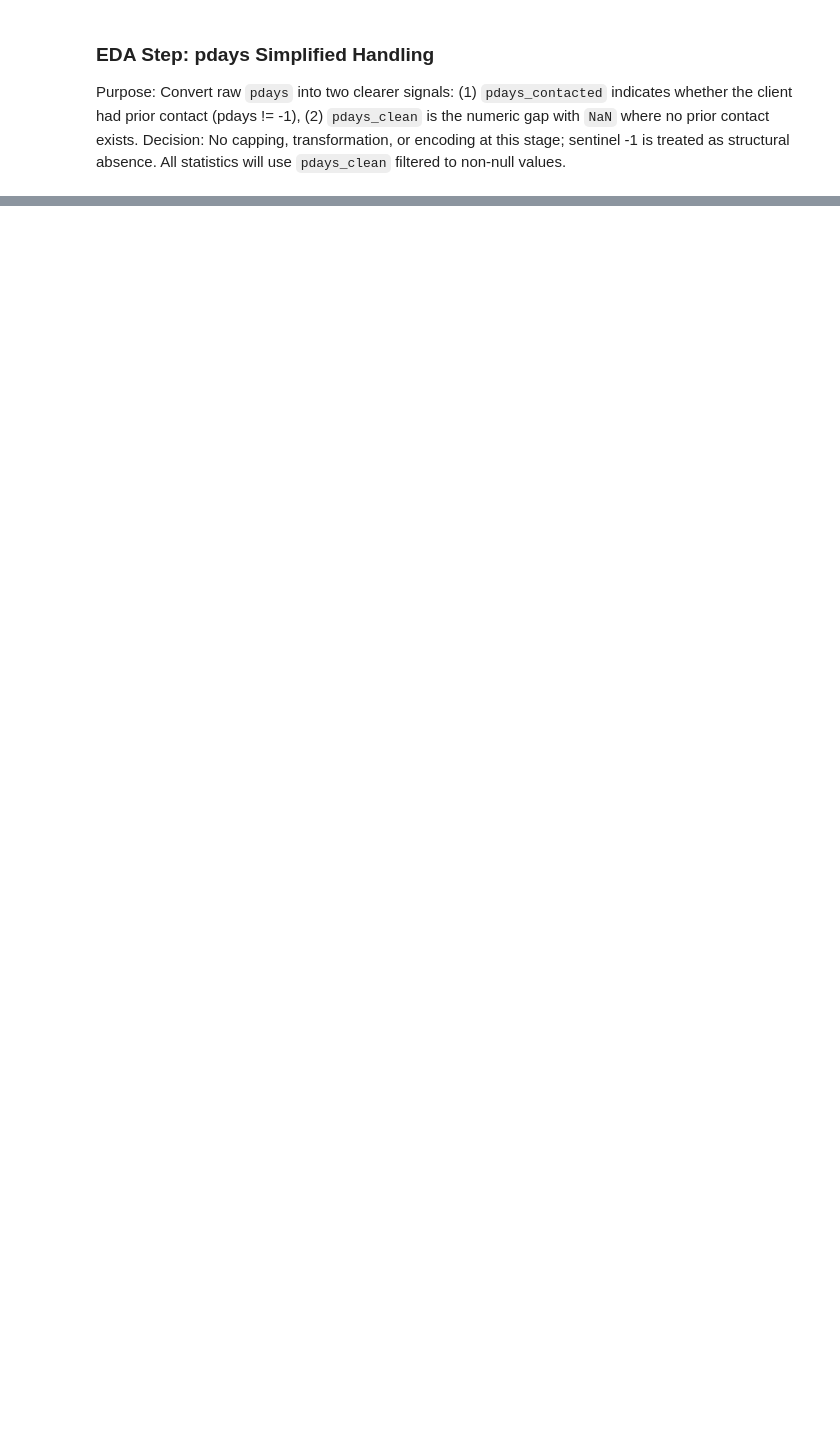
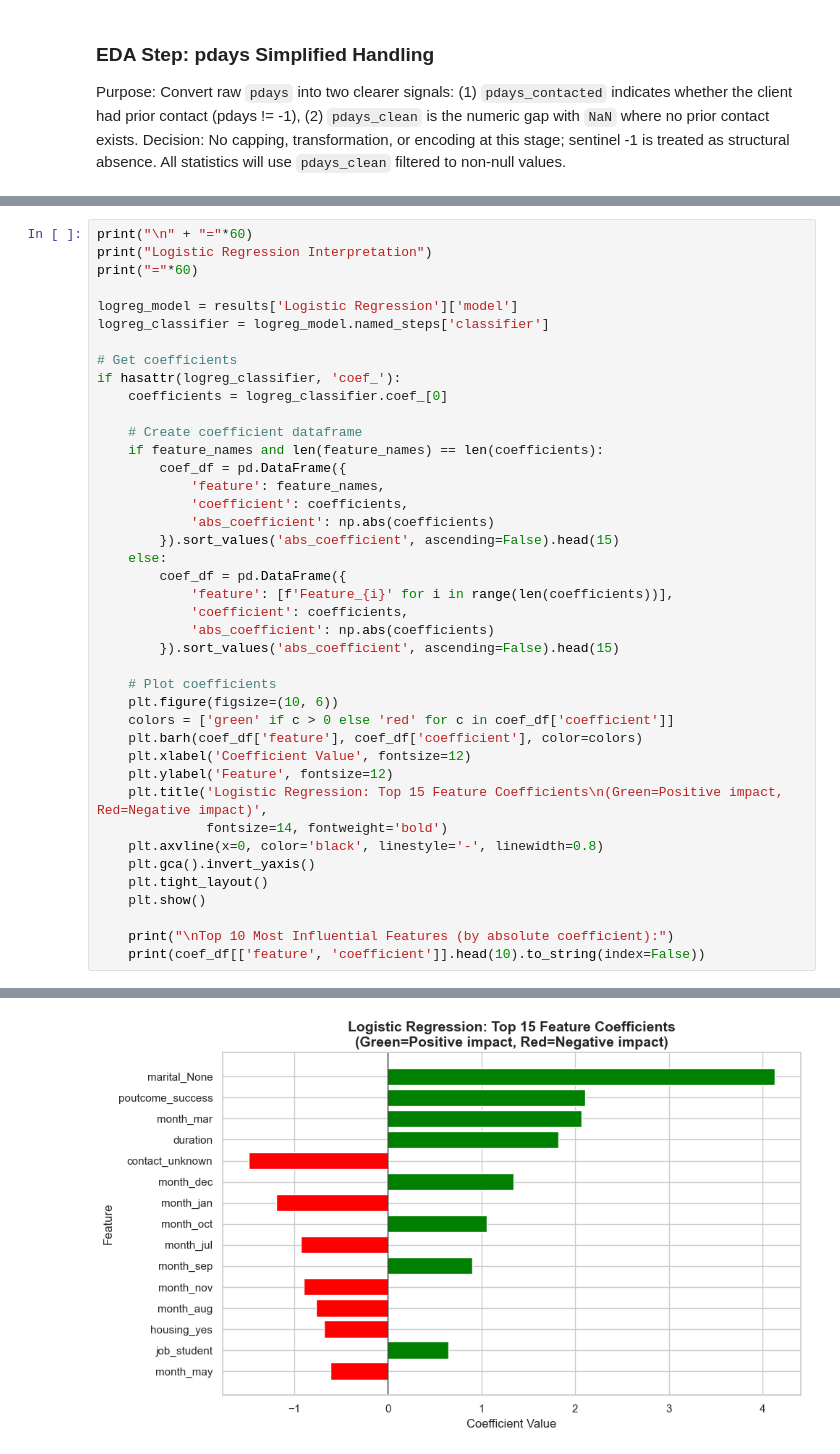
Before and after one commit to MarcosSan4/ML4BIZ, a Jupyter notebook: Assignment 1.ipynb, the cells around one changed output, grey strips where cells are left out. Drawn from its saved outputs; the diff is of its cells as text; blank space fills up the shorter version.

```diff
--- a/Assignment 1.ipynb
+++ b/Assignment 1.ipynb
@@ -361,0 +994,42 @@ Name: count, dtype: int64
+# %%
+print("\n" + "="*60)
+print("Logistic Regression Interpretation")
+print("="*60)
+
+logreg_model = results['Logistic Regression']['model']
+logreg_classifier = logreg_model.named_steps['classifier']
+
+# Get coefficients
+if hasattr(logreg_classifier, 'coef_'):
+    coefficients = logreg_classifier.coef_[0]
+
+    # Create coefficient dataframe
+    if feature_names and len(feature_names) == len(coefficients):
+        coef_df = pd.DataFrame({
+            'feature': feature_names,
+            'coefficient': coefficients,
+            'abs_coefficient': np.abs(coefficients)
+        }).sort_values('abs_coefficient', ascending=False).head(15)
+    else:
+        coef_df = pd.DataFrame({
+            'feature': [f'Feature_{i}' for i in range(len(coefficients))],
+            'coefficient': coefficients,
+            'abs_coefficient': np.abs(coefficients)
+        }).sort_values('abs_coefficient', ascending=False).head(15)
+
+    # Plot coefficients
+    plt.figure(figsize=(10, 6))
+    colors = ['green' if c > 0 else 'red' for c in coef_df['coefficient']]
+    plt.barh(coef_df['feature'], coef_df['coefficient'], color=colors)
+    plt.xlabel('Coefficient Value', fontsize=12)
+    plt.ylabel('Feature', fontsize=12)
+    plt.title('Logistic Regression: Top 15 Feature Coefficients\n(Green=Positive impact, Red=Negative impact)',
+              fontsize=14, fontweight='bold')
+    plt.axvline(x=0, color='black', linestyle='-', linewidth=0.8)
+    plt.gca().invert_yaxis()
+    plt.tight_layout()
+    plt.show()
+
+    print("\nTop 10 Most Influential Features (by absolute coefficient):")
+    print(coef_df[['feature', 'coefficient']].head(10).to_string(index=False))
+# %% [output]
@@ -361,0 +1039 @@ Name: count, dtype: int64
+[figure, added]
```
Also changed, not shown: parts of 86 cells of this notebook, 1 other file.
